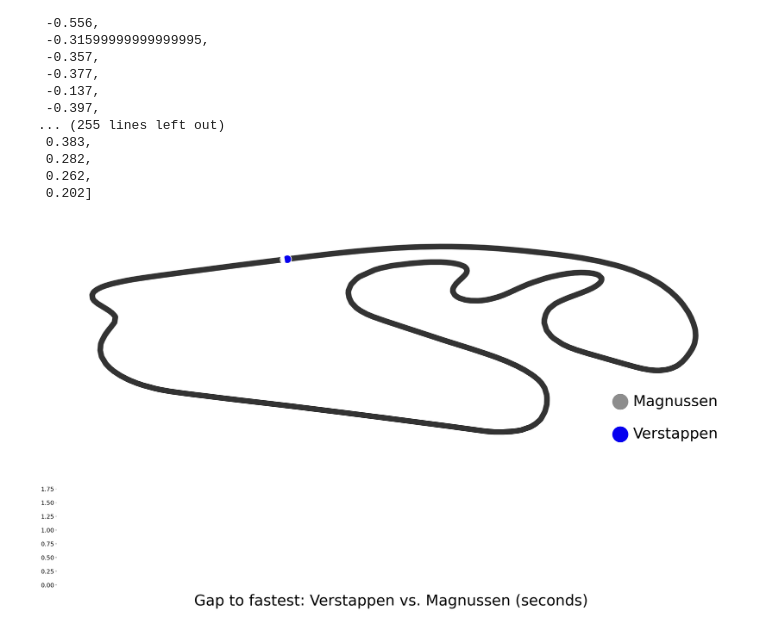
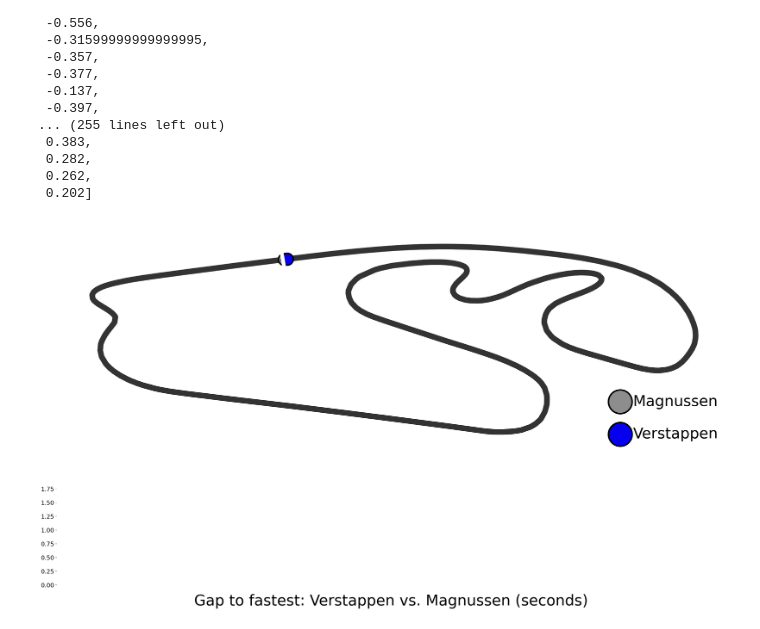
Before and after one commit to borchand/Data_viz, a Jupyter notebook: lap_animation.ipynb, the cells around one changed output. Cells and saved outputs as stored; diff of their text form; code cells hidden in the pictures.

Commit message:
Update lap animation

```diff
--- a/lap_animation.ipynb
+++ b/lap_animation.ipynb
@@ -218,8 +223,8 @@ ax[0].plot([line_y, line_y- 50], [-line_x - 300, -line_x + 300], c = "white", li
 speed_line_mag = ax[1].plot(range(0), [0 for _ in range(0)], c="#8d8d8d", linewidth=3)
 speed_line_ver = ax[1].plot(range(0), [0 for _ in range(0)], c="#0600EF", linewidth=3)
 
-scat_mag = ax[0].scatter(plot_y_mag, -plot_x_mag, c="#8d8d8d", s=500, linewidths=2, edgecolors='white')
-scat_ver = ax[0].scatter(plot_y_ver, -plot_x_ver, c="#0600EF", s=500, linewidths=2, edgecolors='white')
+scat_mag = ax[0].scatter(plot_y_mag, -plot_x_mag, c="#8d8d8d", s=1000, linewidths=4, edgecolors='black')
+scat_ver = ax[0].scatter(plot_y_ver, -plot_x_ver, c="#0600EF", s=1000, linewidths=4, edgecolors='black')
 
 
 ax[0].legend([scat_mag, scat_ver], ["Magnussen", "Verstappen"], fontsize = 40, frameon=False, markerscale=2, handlelength=.1, borderpad=0, labelspacing=1.2, loc='lower right')
@@ -228,34 +233,34 @@ ax[0].set_ylim([-2500, 5500])
 ax[0].xaxis.set_visible(False)
 ax[0].yaxis.set_visible(False)
 ax[0].spines['top'].set_visible(False)
 ax[0].spines['right'].set_visible(False)
 ax[0].spines['bottom'].set_visible(False)
 ax[0].spines['left'].set_visible(False)
 
 ax[1].set_xlim([0, numframes])
 
 ax[1].set_ylim([min(mag_gaps) - .2, max(mag_gaps) + .2])
 
 ax[1].xaxis.set_visible(False)
 ax[1].spines['top'].set_visible(False)
 ax[1].spines['right'].set_visible(False)
 ax[1].spines['bottom'].set_visible(False)
 ax[1].spines['left'].set_visible(False)
 ax[1].set_title("Gap to fastest: Verstappen vs. Magnussen (seconds)", fontsize = 40, y=-0.1)
 ax[1].yaxis.set_tick_params(labelsize=16)
 
 ani = animation.FuncAnimation(fig, update_plot, frames=range(numframes),
                                 fargs=[scat_mag, scat_ver, speed_line_mag[0], speed_line_ver[0]], blit = False, interval=500, repeat=True)
 
 
 plt.show()
 # To save the animation using Pillow as a gif
-writer = animation.PillowWriter(fps=15,
-                                metadata=dict(artist='Sebastian'))
-ani.save('./figures/lap_animation.gif', writer=writer)
+# writer = animation.PillowWriter(fps=15,
+#                                 metadata=dict(artist='Sebastian'))
+# ani.save('./figures/lap_animation.gif', writer=writer)
 
 # to save the animation using FFMpegWritter as a mp4
 writervideo = animation.FFMpegWriter(fps=15) # brew install ffmpeg (if not working)
 ani.save('./figures/lap_animation.mp4', writer=writervideo)
 # %% [output]
-[figure, old version]
+[figure, new version]
```
Also changed, not shown: parts of 1 cell of this notebook, 2 other files.
